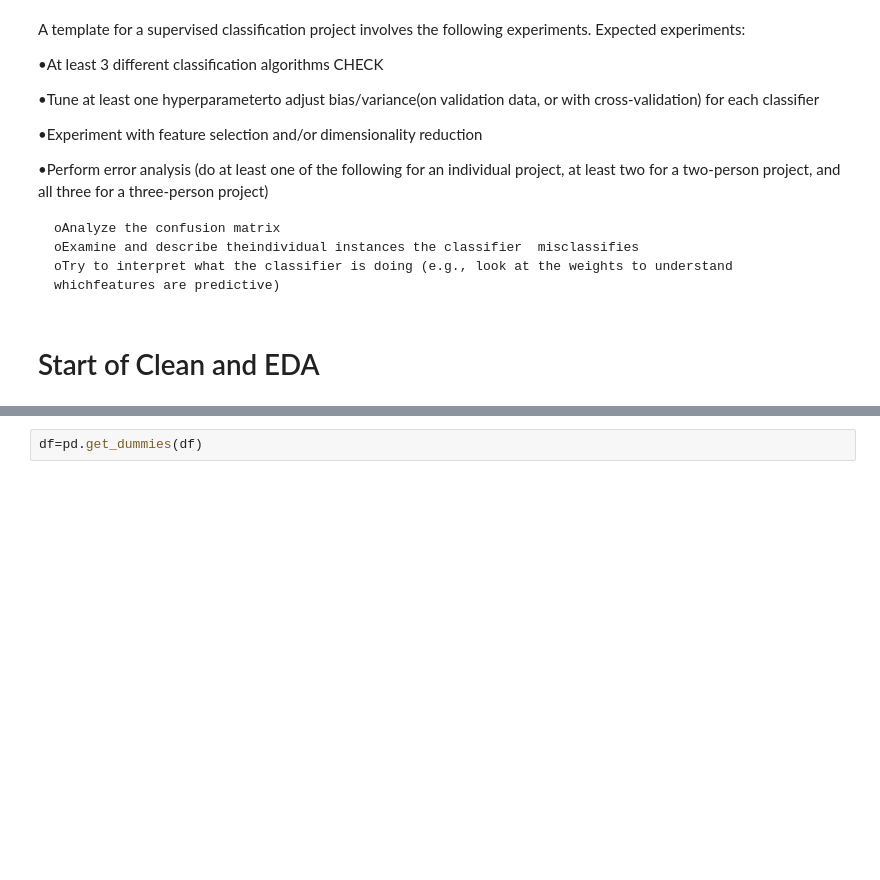
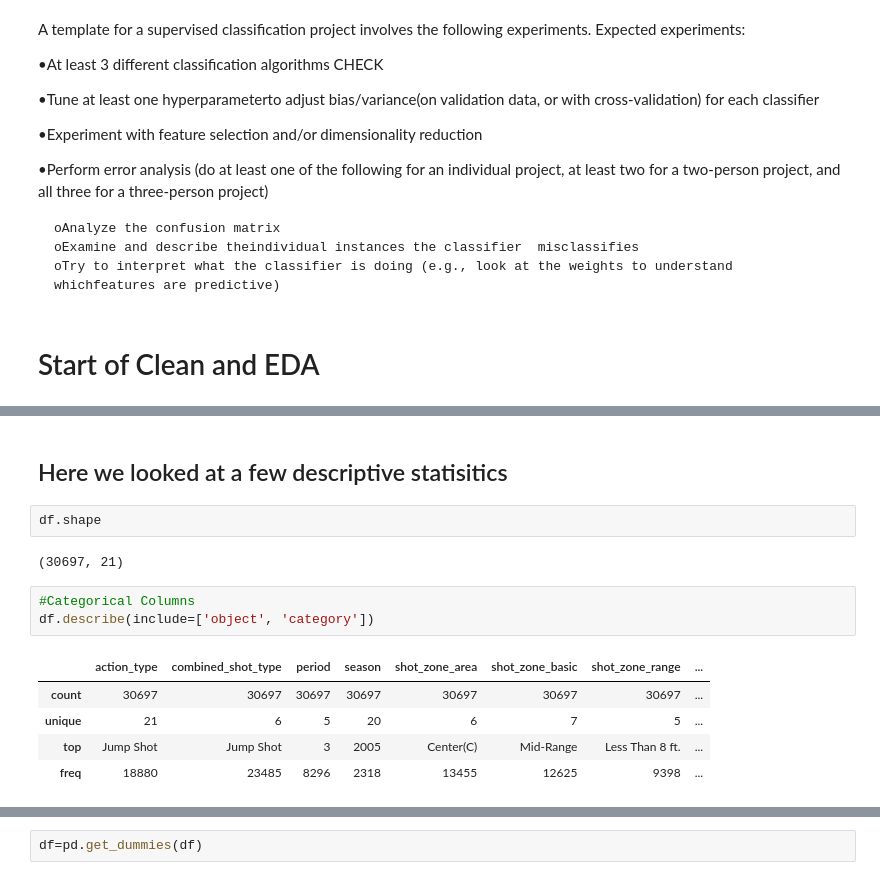
Before and after one commit to lubo4991/INFO-4604-Machine-Learning-Group-Project, a Jupyter notebook: ML Notebook.ipynb, the cells around one changed output, grey strips where cells are left out. Cells and saved outputs as stored; diff of their text form; blank space fills up the shorter version.

```diff
--- a/ML Notebook.ipynb
+++ b/ML Notebook.ipynb
@@ -47,0 +169,15 @@ Expected experiments:
+# %% [markdown]
+## Here we looked at a few descriptive statisitics
+# %%
+df.shape
+# %% [output]
+(30697, 21)
+# %%
+#Categorical Columns
+df.describe(include=['object', 'category'])
+# %% [output]
+|  | action_type | combined_shot_type | period | season | shot_zone_area | shot_zone_basic | shot_zone_range | ... |
+| count | 30697 | 30697 | 30697 | 30697 | 30697 | 30697 | 30697 | ... |
+| unique | 21 | 6 | 5 | 20 | 6 | 7 | 5 | ... |
+| top | Jump Shot | Jump Shot | 3 | 2005 | Center(C) | Mid-Range | Less Than 8 ft. | ... |
+| freq | 18880 | 23485 | 8296 | 2318 | 13455 | 12625 | 9398 | ... |
```
Also changed, not shown: parts of 32 cells of this notebook.
